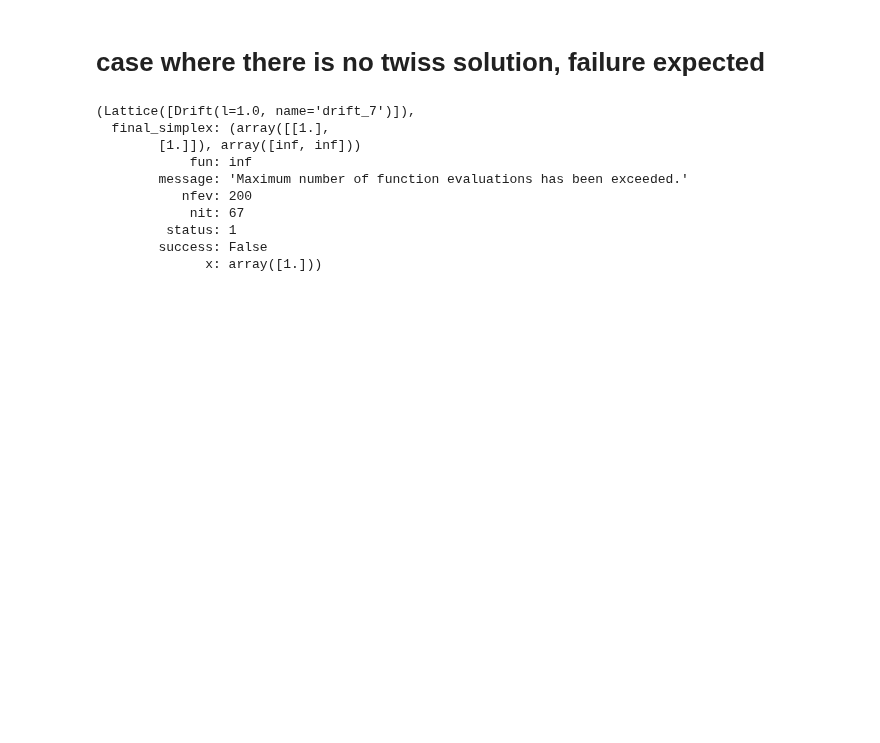
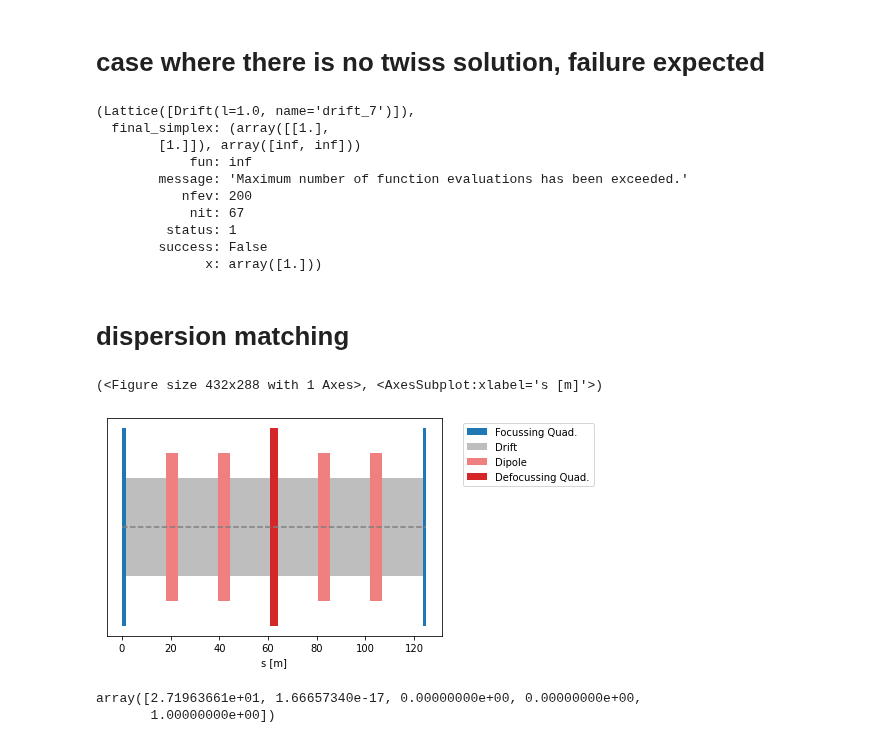
Before and after one commit to loiccoyle/pyaccelerator, a Jupyter notebook: noteboooks/matching.ipynb, the cells around one changed output. Drawn from its saved outputs; the diff is of its cells as text; code cells hidden in the pictures; blank space fills up the shorter version.

Commit message:
add dispersion matching example

```diff
--- a/noteboooks/matching.ipynb
+++ b/noteboooks/matching.ipynb
@@ -237,3 +231,53 @@ lat.constraints.match()
          status: 1
         success: False
               x: array([1.]))
+# %% [markdown]
+# dispersion matching
+# %%
+cirumference = 1000  # meters
+proton_energy = 15  # GeV
+dipole_length = 5  # meters
+dipole_B_max = 2  # T
+# %%
+n_cells = 8  # ??
+dipole_angle = np.pi / 16  # ??
+# %%
+quad_length = 3
+quad_strength = 8.89e-3 / quad_length
+
+dipole_length = 5
+dipole_angle = np.pi / 16
+dipole_bending_radius = dipole_length / dipole_angle
+
+# reduce the drift lengths to compensate for the now thick elements
+drift_length = (cirumference / n_cells - (2 * quad_length) - (4 * dipole_length)) / 6
+# %%
+half_quad_f = Quadrupole(quad_strength, quad_length/2, name="quad_f")
+quad_d = Quadrupole(-quad_strength, quad_length, name="quad_d")
+
+dipole = Dipole(dipole_bending_radius, dipole_angle)
+
+drift = Drift(drift_length)
+FODO_thick = Lattice([half_quad_f,
+                      drift,
+                      dipole,
+                      drift,
+                      dipole,
+                      drift,
+                      quad_d,
+                      drift,
+                      dipole,
+                      drift,
+                      dipole,
+                      drift,
+                      half_quad_f])
+# %%
+FODO_thick.plot()
+# %% [output]
+(<Figure size 432x288 with 1 Axes>, <AxesSubplot:xlabel='s [m]'>)
+[figure, added]
+# %%
+FODO_thick.dispersion_solution()
+# %% [output]
+array([2.71963661e+01, 1.66657340e-17, 0.00000000e+00, 0.00000000e+00,
+       1.00000000e+00])
```
Also changed, not shown: parts of 14 cells of this notebook.
